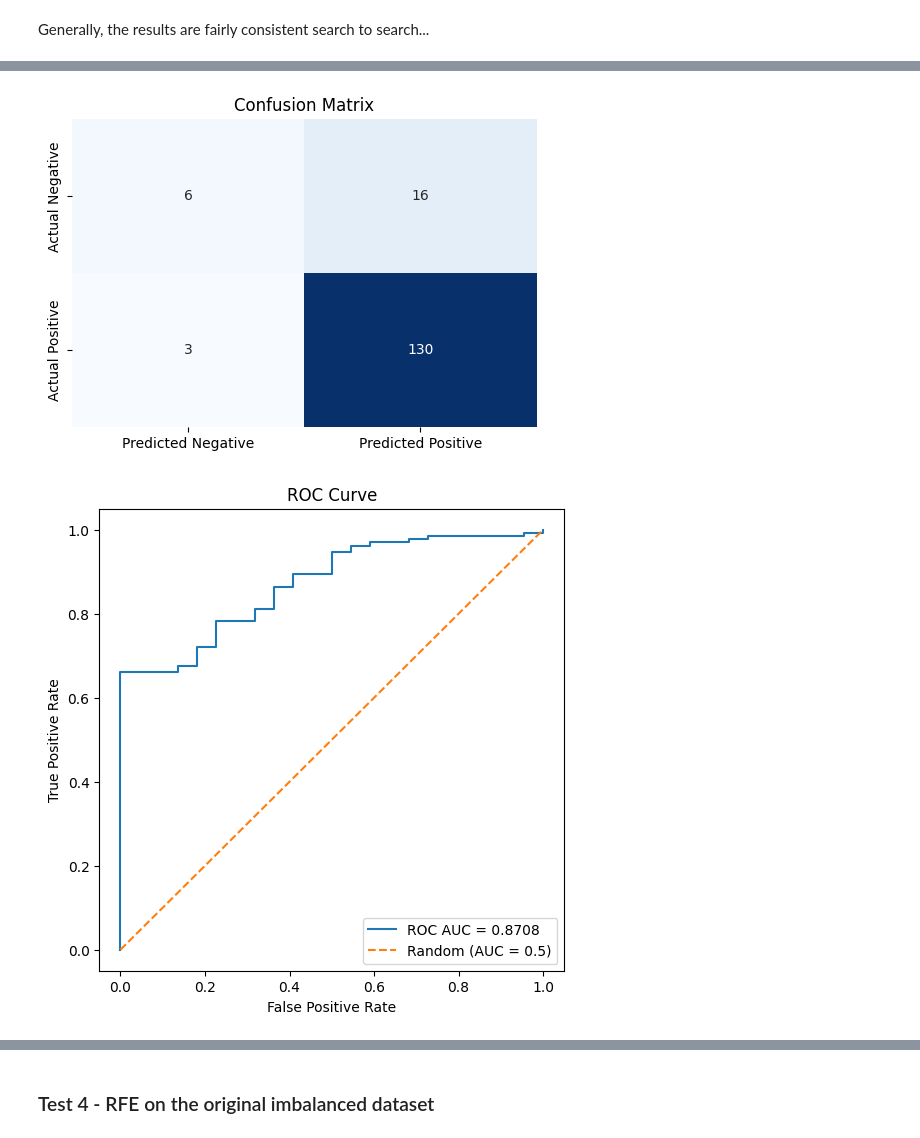
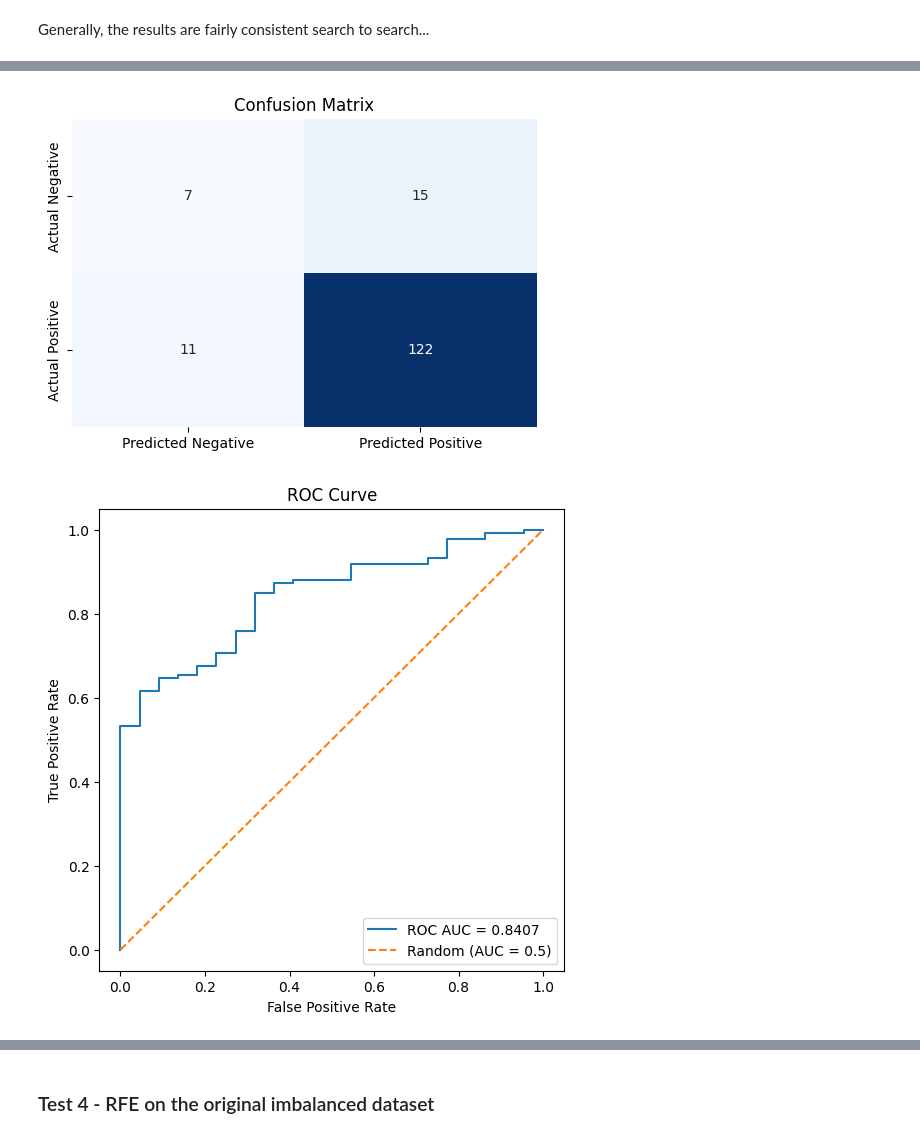
Before and after one commit to mrilikecoding/StreamPoseML, a Jupyter notebook: random_forest.ipynb, the cells around one changed output, grey strips where cells are left out. Cells and saved outputs as stored; diff of their text form; code cells hidden in the pictures.

````diff
--- a/notebook.ipynb
+++ b/random_forest.ipynb
@@ -1064,6 +1048,7 @@ param_dist = {
 ```
 # %%
 data_file = "./data/annotated_videos/dataset_1679015606654767000.csv"
+column_whitelist = []
 
 # reload model builder class (iterating on it a lot)
 importlib.reload(mb)
@@ -1100,7 +1085,11 @@ rf_params = {
 }
 
 model_builder.train_random_forest(
-    use_random_search=True, params=rf_params, param_dist=param_dist, iterations=25, random_state = 123
+    use_random_search=True,
+    params=rf_params,
+    param_dist=param_dist,
+    iterations=50,
+    random_state = 123
 )
 model_builder.evaluate_model()
 # %% [output]
@@ -1159,8 +1155,8 @@ model_builder.set_train_test_split(
 )
 
 rf_params = {
-    "n_estimators": 600,
-    "max_depth": 9,
+    "n_estimators": 475,
+    "max_depth": 14,
     "max_leaf_nodes": 63,
 }
 
@@ -1190,2 +1186,2 @@ weighted avg       0.86      0.88      0.85       155
-[figure, old version]
+[figure, new version]
-[figure, old version]
+[figure, new version]
````
Also changed, not shown: parts of 16 cells of this notebook, 2 other files.
